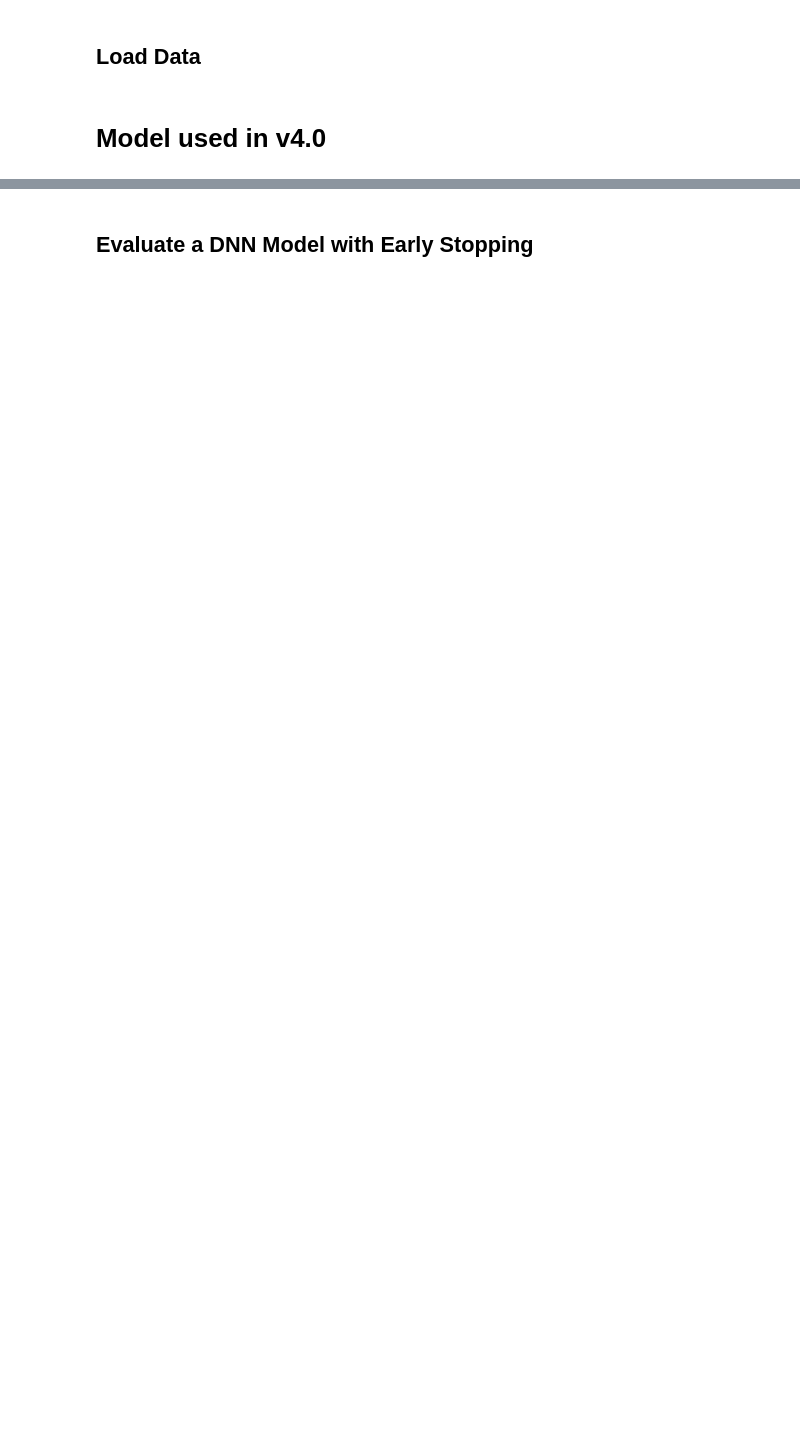
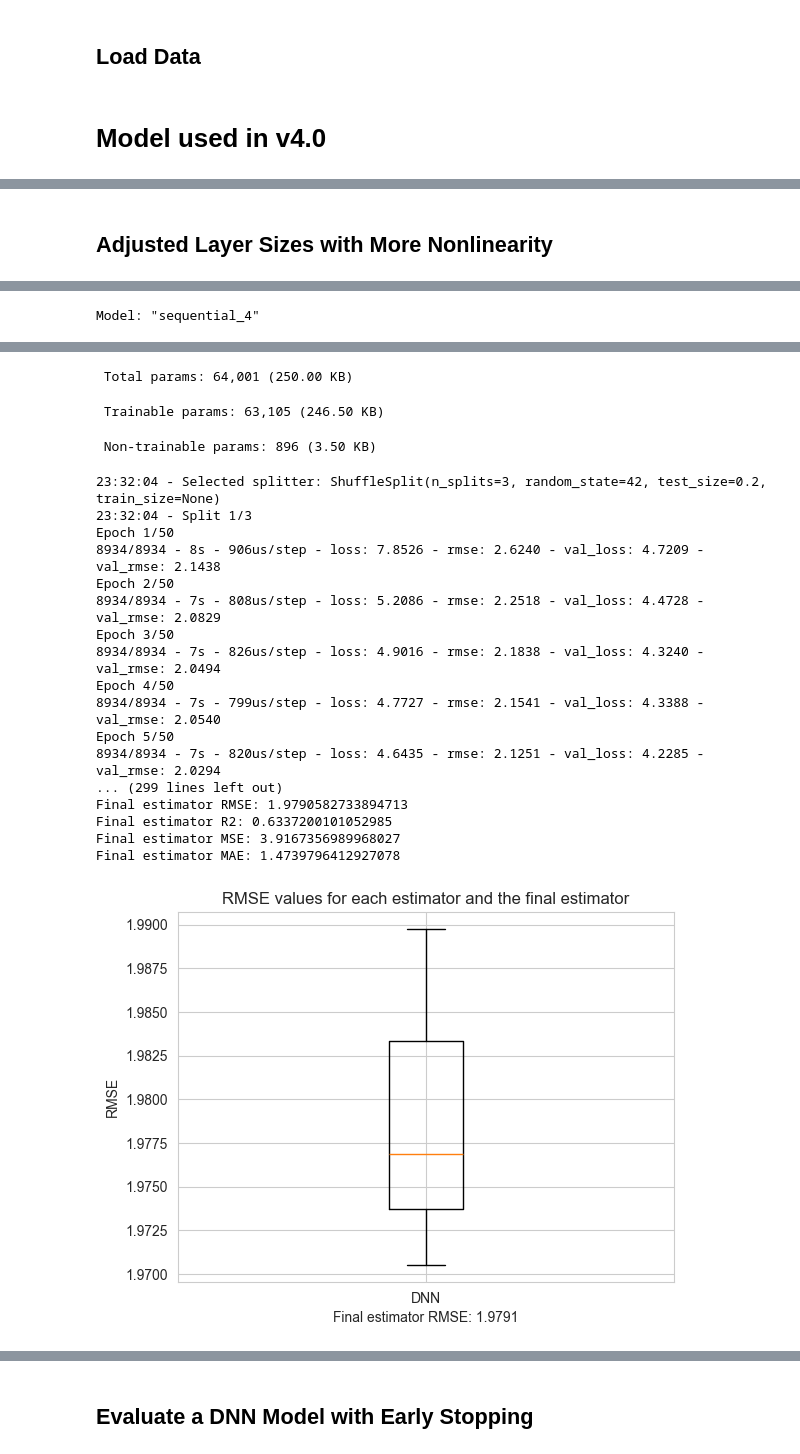
Before and after one commit to masaver/brist1d, a Jupyter notebook: notebooks/ralf/modelling/3.30-global-model-bg-insulin-cals-hr-steps-1hs-5min/04-model-DNN-architectures-to-test.ipynb, the cells around one changed output, grey strips where cells are left out. Drawn from its saved outputs; the diff is of its cells as text; code cells hidden in the pictures; blank space fills up the shorter version.

```diff
--- a/notebooks/ralf/modelling/3.30-global-model-bg-insulin-cals-hr-steps-1hs-5min/04-model-DNN-architectures-to-test.ipynb
+++ b/notebooks/ralf/modelling/3.30-global-model-bg-insulin-cals-hr-steps-1hs-5min/04-model-DNN-architectures-to-test.ipynb
@@ -108,0 +111,46 @@ Final estimator MAE: 1.476898263826662
+# %% [markdown]
+## Adjusted Layer Sizes with More Nonlinearity
+# %%
+import tensorflow as tf
+from tensorflow.keras.models import Sequential
+from tensorflow.keras.layers import Dense, Dropout, BatchNormalization, Input, Activation
+from model_performance_calculations import calculate_dnn_performance, get_rmse_boxplot_chart, get_rmse_line_chart, get_history_line_chart
+from tensorflow.keras.optimizers import Adam
+
+
+def rmse(y_true, y_pred):
+    return tf.sqrt(tf.reduce_mean(tf.square(y_pred - y_true)))
+
+
+def create_dnn_model(input_dimension: int):
+    dnn = Sequential([
+        Input(shape=(input_dimension,)),
+        Dense(256, activation='relu'),
+        BatchNormalization(),
+        Dropout(0.4),
+
+        Dense(128, activation='relu'),
+        BatchNormalization(),
+        Dropout(0.4),
+
+        Dense(64, activation='relu'),
+        BatchNormalization(),
+        Dropout(0.4),
+
+        Dense(1, activation='linear')
+    ])
+
+    dnn.compile(
+        optimizer=Adam(learning_rate=0.001),
+        loss='mse',
+        metrics=[rmse]
+    )
+
+    return dnn
+
+
+score, histories = calculate_dnn_performance(create_dnn_model, X_train, y_train, X_additional_train, y_additional_train, n_splits=3, epochs=50)
+get_rmse_boxplot_chart(score).show()
+get_rmse_line_chart(score).show()
+get_history_line_chart(histories).show()
+# %% [output]
@@ -108,0 +158 @@ Final estimator MAE: 1.476898263826662
+Model: "sequential_4"
@@ -108,0 +176,21 @@ Final estimator MAE: 1.476898263826662
+ Total params: 64,001 (250.00 KB)
+ Trainable params: 63,105 (246.50 KB)
+ Non-trainable params: 896 (3.50 KB)
+23:32:04 - Selected splitter: ShuffleSplit(n_splits=3, random_state=42, test_size=0.2, train_size=None)
+23:32:04 - Split 1/3
+Epoch 1/50
+8934/8934 - 8s - 906us/step - loss: 7.8526 - rmse: 2.6240 - val_loss: 4.7209 - val_rmse: 2.1438
+Epoch 2/50
+8934/8934 - 7s - 808us/step - loss: 5.2086 - rmse: 2.2518 - val_loss: 4.4728 - val_rmse: 2.0829
+Epoch 3/50
+8934/8934 - 7s - 826us/step - loss: 4.9016 - rmse: 2.1838 - val_loss: 4.3240 - val_rmse: 2.0494
+Epoch 4/50
+8934/8934 - 7s - 799us/step - loss: 4.7727 - rmse: 2.1541 - val_loss: 4.3388 - val_rmse: 2.0540
+Epoch 5/50
+8934/8934 - 7s - 820us/step - loss: 4.6435 - rmse: 2.1251 - val_loss: 4.2285 - val_rmse: 2.0294
+... (299 lines left out)
+Final estimator RMSE: 1.9790582733894713
+Final estimator R2: 0.6337200101052985
+Final estimator MSE: 3.9167356989968027
+Final estimator MAE: 1.4739796412927078
+[figure, added]
```
Also changed, not shown: parts of 19 cells of this notebook, 12 other files.
